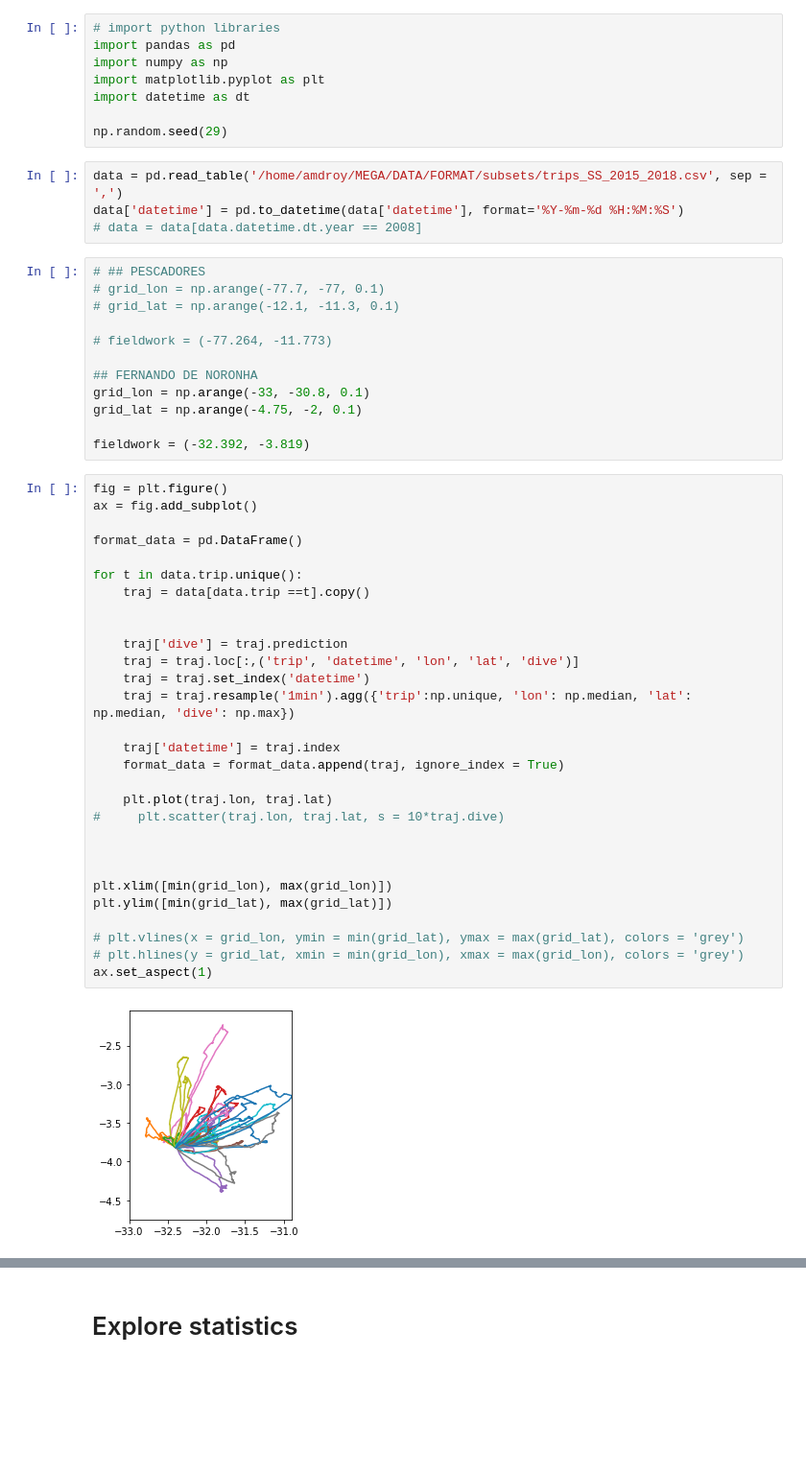
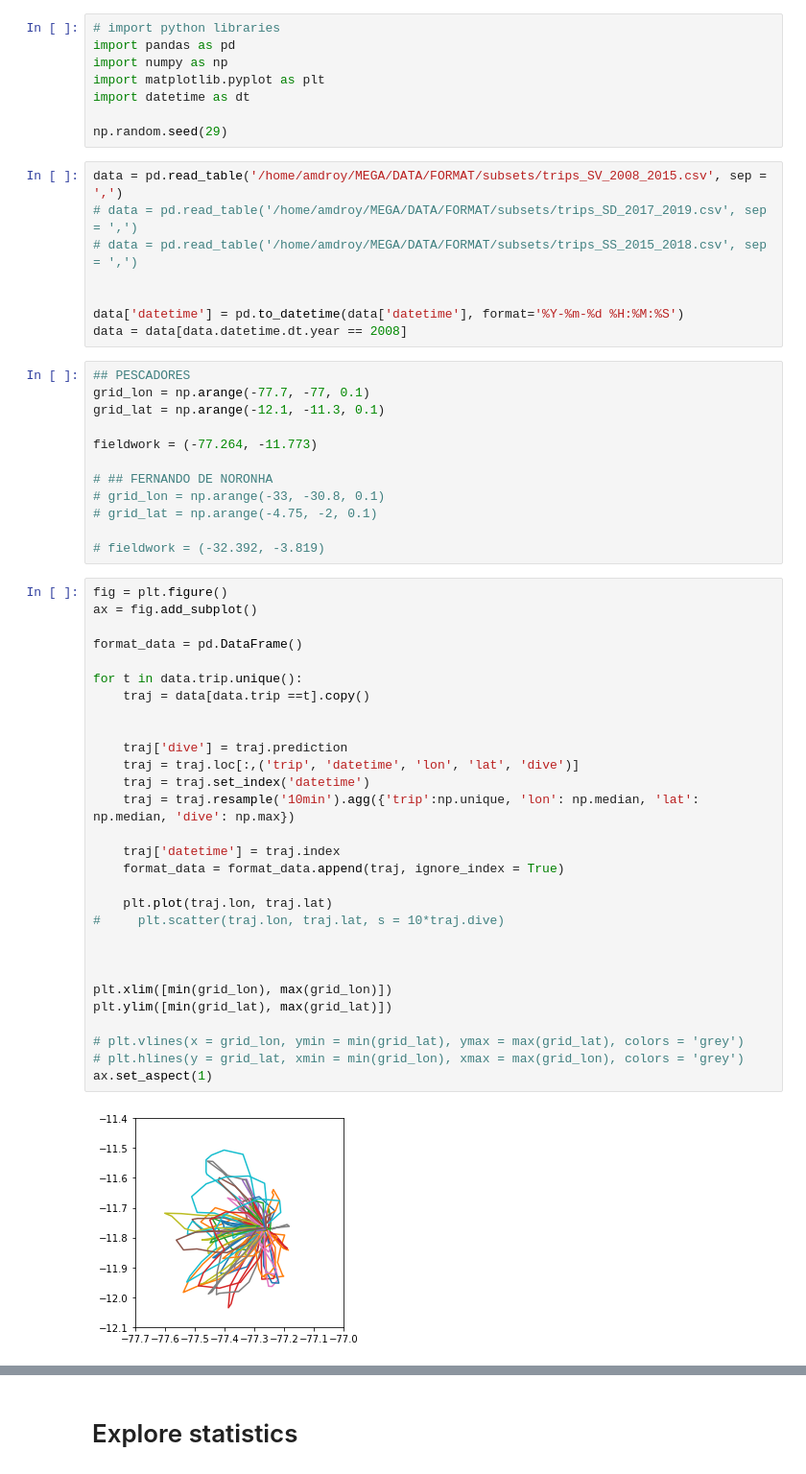
Before and after one commit to AmedeeRoy/BirdGAN, a Jupyter notebook: code/basicGAN/data_format.ipynb, the cells around one changed output, grey strips where cells are left out. Shown at 96% size. Drawn from its saved outputs; the diff is of its cells as text; blank space fills up the shorter version.

```diff
--- a/code/basicGAN/data_format.ipynb
+++ b/code/basicGAN/data_format.ipynb
@@ -11,52 +11,56 @@ import datetime as dt
 
 np.random.seed(29)
 # %%
-data = pd.read_table('/home/amdroy/MEGA/DATA/FORMAT/subsets/trips_SS_2015_2018.csv', sep = ',')
+data = pd.read_table('/home/amdroy/MEGA/DATA/FORMAT/subsets/trips_SV_2008_2015.csv', sep = ',')
+# data = pd.read_table('/home/amdroy/MEGA/DATA/FORMAT/subsets/trips_SD_2017_2019.csv', sep = ',')
+# data = pd.read_table('/home/amdroy/MEGA/DATA/FORMAT/subsets/trips_SS_2015_2018.csv', sep = ',')
+
+
 data['datetime'] = pd.to_datetime(data['datetime'], format='%Y-%m-%d %H:%M:%S')
-# data = data[data.datetime.dt.year == 2008]
+data = data[data.datetime.dt.year == 2008]
 # %%
-# ## PESCADORES
-# grid_lon = np.arange(-77.7, -77, 0.1)
-# grid_lat = np.arange(-12.1, -11.3, 0.1)
+## PESCADORES
+grid_lon = np.arange(-77.7, -77, 0.1)
+grid_lat = np.arange(-12.1, -11.3, 0.1)
 
-# fieldwork = (-77.264, -11.773)
+fieldwork = (-77.264, -11.773)
 
-## FERNANDO DE NORONHA
-grid_lon = np.arange(-33, -30.8, 0.1)
-grid_lat = np.arange(-4.75, -2, 0.1)
+# ## FERNANDO DE NORONHA
+# grid_lon = np.arange(-33, -30.8, 0.1)
+# grid_lat = np.arange(-4.75, -2, 0.1)
 
-fieldwork = (-32.392, -3.819)
+# fieldwork = (-32.392, -3.819)
 # %%
 fig = plt.figure()
 ax = fig.add_subplot()
 
 format_data = pd.DataFrame()
 
 for t in data.trip.unique():
     traj = data[data.trip ==t].copy()
 
 
     traj['dive'] = traj.prediction
     traj = traj.loc[:,('trip', 'datetime', 'lon', 'lat', 'dive')]
     traj = traj.set_index('datetime')
-    traj = traj.resample('1min').agg({'trip':np.unique, 'lon': np.median, 'lat': np.median, 'dive': np.max})
+    traj = traj.resample('10min').agg({'trip':np.unique, 'lon': np.median, 'lat': np.median, 'dive': np.max})
 
     traj['datetime'] = traj.index
     format_data = format_data.append(traj, ignore_index = True)
 
     plt.plot(traj.lon, traj.lat)
 #     plt.scatter(traj.lon, traj.lat, s = 10*traj.dive)
 
 
 
 plt.xlim([min(grid_lon), max(grid_lon)])
 plt.ylim([min(grid_lat), max(grid_lat)])
 
 # plt.vlines(x = grid_lon, ymin = min(grid_lat), ymax = max(grid_lat), colors = 'grey')
 # plt.hlines(y = grid_lat, xmin = min(grid_lon), xmax = max(grid_lon), colors = 'grey')
 ax.set_aspect(1)
 # %% [output]
-[figure, old version]
+[figure, new version]
 # %%
 len(format_data.trip.unique())
 # %% [output]
```
Also changed, not shown: parts of 10 cells of this notebook, 6 other files.
